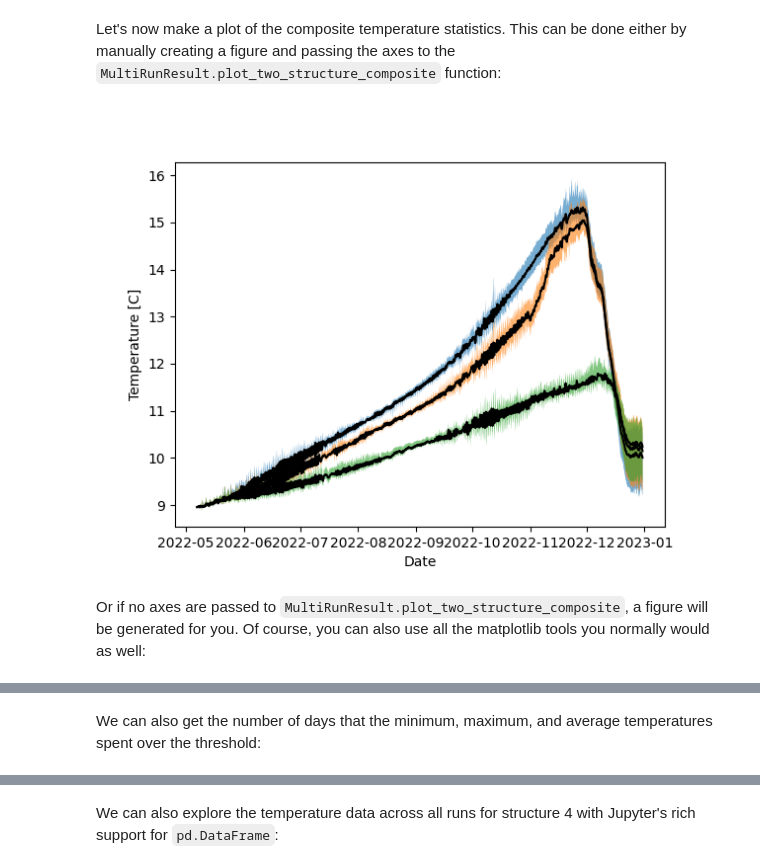
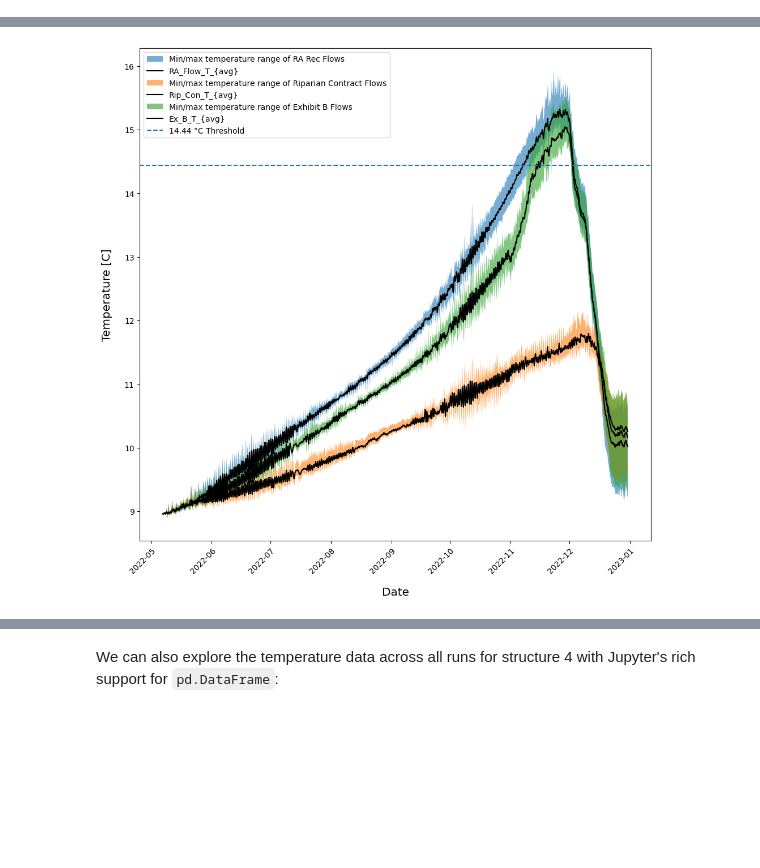
Before and after one commit to steelhead-dev/millerton_reservoir, a Jupyter notebook: 2026_RA_Flows.ipynb, the cells around one changed output, grey strips where cells are left out. Cells and saved outputs as stored; diff of their text form; code cells hidden in the pictures; blank space fills up the shorter version.

Commit message:
Clean up notebook, add flow comparison plot

```diff
--- a/2026_RA_Flows.ipynb
+++ b/2026_RA_Flows.ipynb
@@ -213,22 +138,9 @@ Let's use `pyqualw2` to analyze multiple run groups at once. Start by loading in
 mrr_RA = MultiRunResult("./analysis_runs/2026_RA_Flow")
 mrr_ExB = MultiRunResult("./analysis_runs/2026_Exhibit_B_Flow")
 mrr_RipCon = MultiRunResult("./analysis_runs/2026_Riparian_Contract_Flow")
-# %% [markdown]
-Let's now make a plot of the composite temperature statistics. This can be done either by manually creating a figure and passing the axes to the `MultiRunResult.plot_two_structure_composite` function:
-# %%
-fig, ax = plt.subplots(1, 1)
-mrr_RA.plot_two_structure_composite(4, ax=ax);
-mrr_ExB.plot_two_structure_composite(4, ax=ax);
-mrr_RipCon.plot_two_structure_composite(4, ax=ax);
-
-plt.show()
-# %% [output]
-[figure, removed]
-# %% [markdown]
-Or if no axes are passed to `MultiRunResult.plot_two_structure_composite`, a figure will be generated for you. Of course, you can also use all the matplotlib tools you normally would as well:
 # %%
 
-fig, ax = plt.subplots(1, 1)
+fig, ax = plt.subplots(1, 1, figsize=(10, 10))
 _fig, _ax, RA_region, RA_line = mrr_RA.plot_two_structure_composite(4, ax=ax);
 _fig, _ax, Rip_Con_region, Rip_Con_line = mrr_RipCon.plot_two_structure_composite(4, ax=ax);
 _fig, _ax, ExB_region, ExB_line = mrr_ExB.plot_two_structure_composite(4, ax=ax);
@@ -246,17 +158,20 @@ ExB_line.set_label(r"Ex_B_T_{avg}")
 # Draw the 14.44°C threshold line
 mrr_RA.plot_threshold_line_y(ax, linestyle="--", label="14.44 °C Threshold")
 
-# Add a legend to the plot
-ax.legend(loc="best")
-
 # Rotate the x-labels to make it so they don't overlap
 xticks, labels = ax.get_xticks(), ax.get_xticklabels()
+ax.set_xticks(xticks, labels=labels)
 ax.set_xticks(xticks, labels=labels, rotation=45, ha="right", rotation_mode="anchor")
 
 # Resize the axis labels
 ax.set_ylabel(ax.get_ylabel(), fontsize="x-large", labelpad=15)
 ax.set_xlabel(ax.get_xlabel(), fontsize="x-large", labelpad=15)
 
+# Add a legend to the plot
+ax.legend(loc="best")
+
 # Resize the figure to accommodate the changes to axis labels
 plt.tight_layout()
-fig.savefig('foo.png')
+fig.savefig("2026_ra_flow_comparison.svg")
+plt.show()
+# %% [output]
@@ -263,2 +194 @@ fig.savefig('foo.png')
+[figure, added]
-# %% [markdown]
-We can also get the number of days that the minimum, maximum, and average temperatures spent over the threshold:
```
Also changed, not shown: parts of 20 cells of this notebook, 1 other file.
